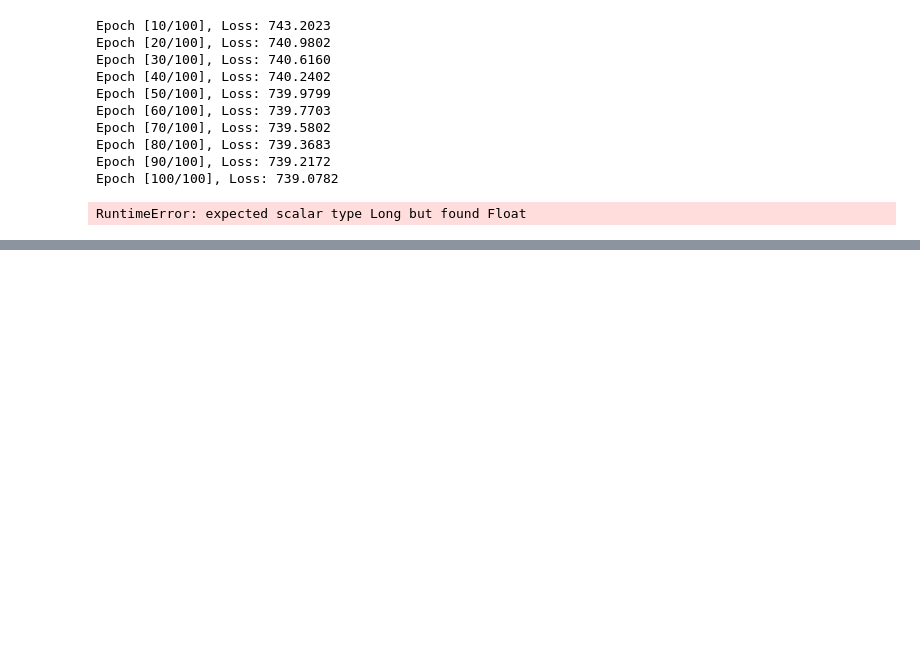
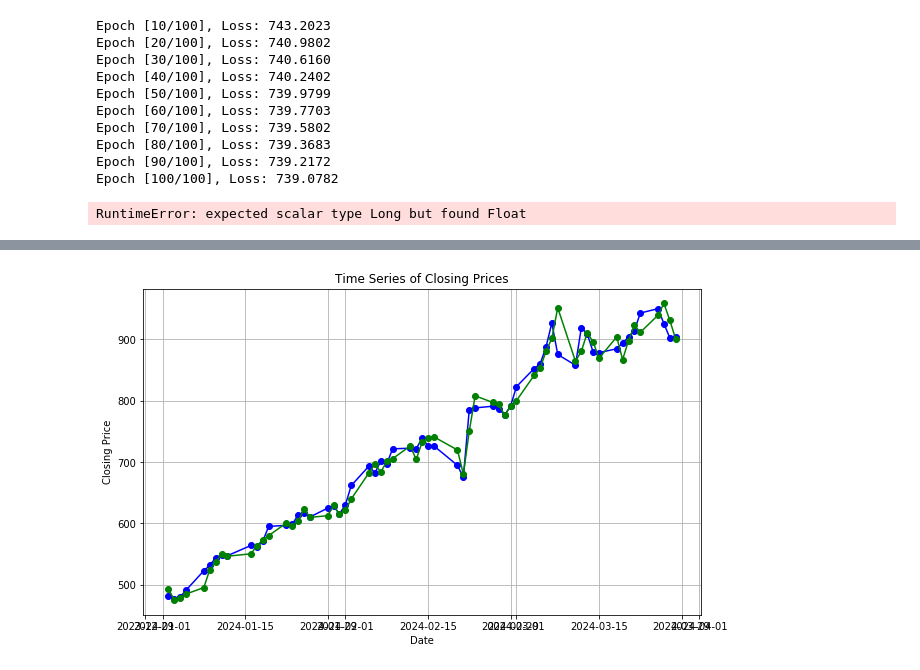
Before and after one commit to Rashika-Gupta/stock-market-prediction, a Jupyter notebook: nvda-prediction.ipynb, the cells around one changed output, grey strips where cells are left out. Cells and saved outputs as stored; diff of their text form; code cells hidden in the pictures; blank space fills up the shorter version.

```diff
--- a/nvda-prediction.ipynb
+++ b/nvda-prediction.ipynb
@@ -592,0 +744,9 @@ RuntimeError: expected scalar type Long but found Float
+# %%
+import yfinance as yf
+
+# Define the ticker symbol of the stock you're interested in
+ticker_symbol = 'NVDA'
+
+# Fetch historical stock data
+# %%
+stock_data = yf.download(ticker_symbol, start='2024-01-01', end='2024-03-31')
@@ -592,0 +755,6 @@ RuntimeError: expected scalar type Long but found Float
+# %%
+print("Historical Stock Data:")
+#print(stock_data.head())
+# Convert historical stock data to DataFrame
+stock_df = pd.DataFrame(stock_data)
+stock_df.head()
@@ -592,0 +811,18 @@ RuntimeError: expected scalar type Long but found Float
+# %%
+import matplotlib.pyplot as plt
+
+# Plotting the time series of closing prices
+plt.figure(figsize=(10, 6))
+plt.plot(stock_df.index, stock_df['Close'], color='blue', marker='o', linestyle='-')
+plt.plot(stock_df.index, stock_df['Open'], color='green', marker='o', linestyle='-')
+
+# Adding title and labels
+plt.title('Time Series of Closing Prices')
+plt.xlabel('Date')
+plt.ylabel('Closing Price')
+
+# Displaying the plot
+plt.grid(True)
+plt.show()
+# %% [output]
+[figure, added]
```
Also changed, not shown: parts of 49 cells of this notebook.
